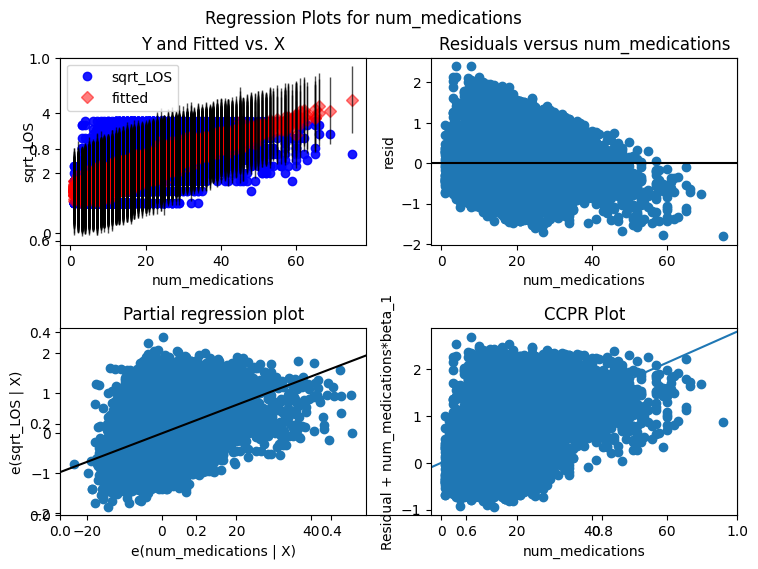
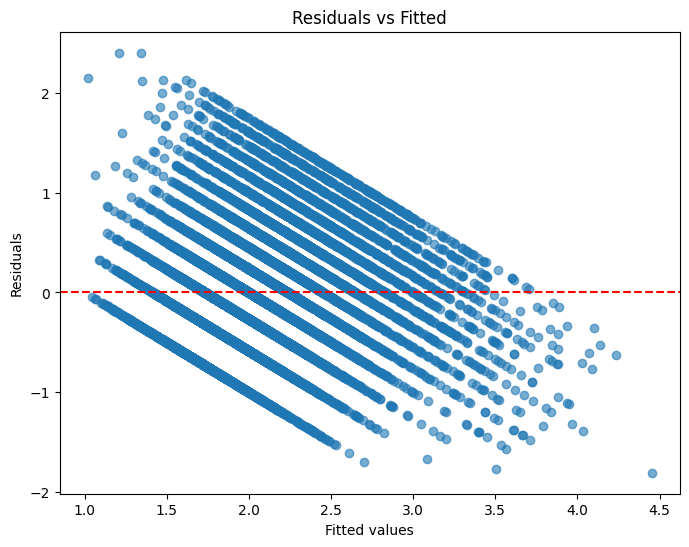
The change to this notebook cell's code, shown as a diff; its figure went from the first image to the second:
--- before
+++ after
@@ -2,6 +2,15 @@
 
 # Residuals vs Fitted
-fig, ax = plt.subplots(figsize=(8,6))
-sm.graphics.plot_regress_exog(model_3_2_3, "num_medications", fig=fig)
+# Extract fitted values and residuals
+fitted_vals = model_3_2_3.fittedvalues
+residuals = model_3_2_3.resid
+
+# Plot residuals vs fitted
+plt.figure(figsize=(8,6))
+plt.scatter(fitted_vals, residuals, alpha=0.6)
+plt.axhline(y=0, color='red', linestyle='--')
+plt.xlabel("Fitted values")
+plt.ylabel("Residuals")
+plt.title("Residuals vs Fitted")
 plt.show()
 

Commit: Add files via upload